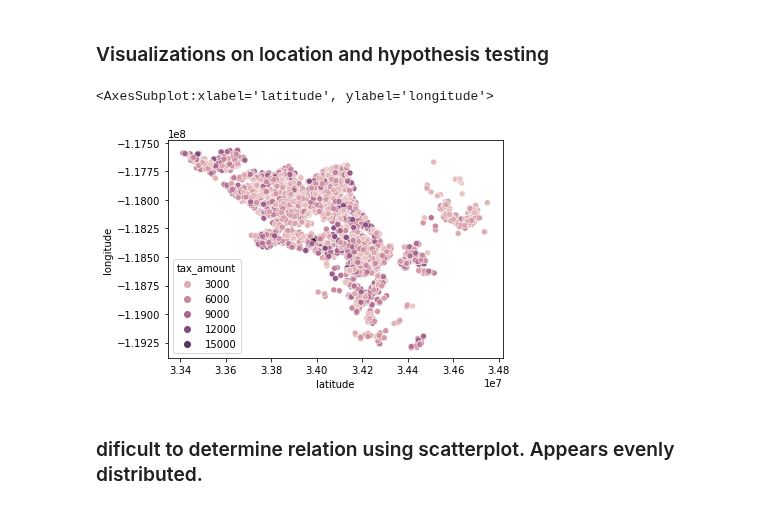
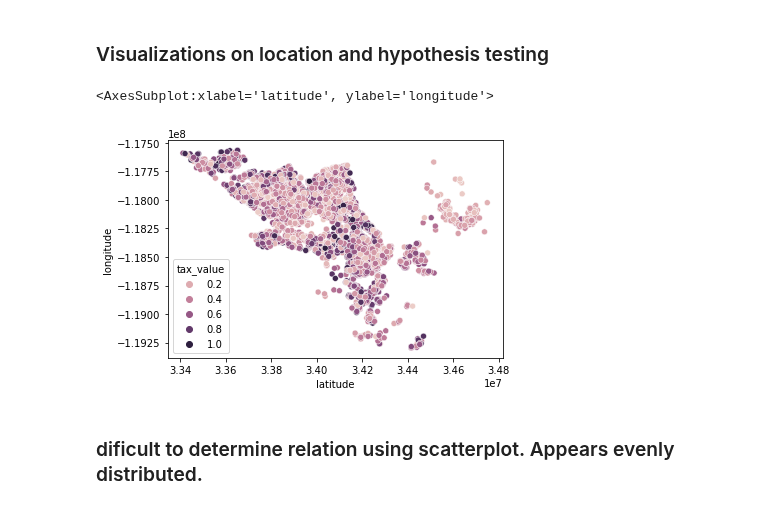
Before and after one commit to raycerna/zillow-regression-project, a Jupyter notebook: final_report.ipynb, the cells around one changed output. Cells and saved outputs as stored; diff of their text form; code cells hidden in the pictures.

```diff
--- a/final_report.ipynb
+++ b/final_report.ipynb
@@ -150,10 +150,10 @@ We fail to reject null hypothesis
 ### Visualizations on location and hypothesis testing
 # %%
 # Plots lats/longs by tax amount
-sns.scatterplot(x=train.latitude , y=train.longitude, hue=train.tax_amount)
+sns.scatterplot(x=train.latitude , y=train.longitude, hue=train.tax_value)
 # %% [output]
 <AxesSubplot:xlabel='latitude', ylabel='longitude'>
-[figure, old version]
+[figure, new version]
 # %% [markdown]
 ### dificult to determine relation using scatterplot. Appears evenly distributed.
 # %%
```
Also changed, not shown: parts of 1 cell of this notebook.
